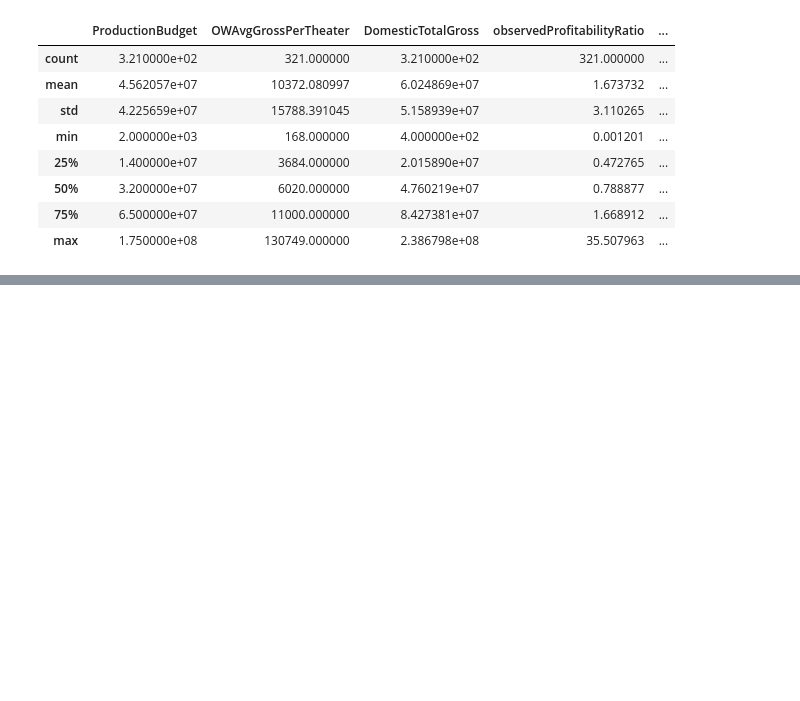
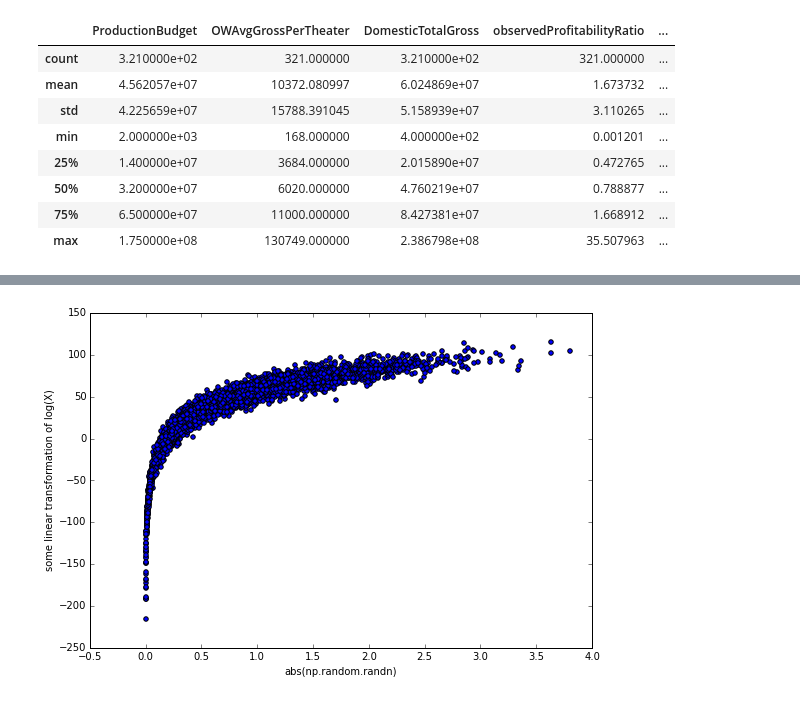
Before and after one commit to fdurant/linres_challenges, a Jupyter notebook: linear_regression_challenges_2.ipynb, the cells around one changed output, grey strips where cells are left out. Saved outputs shown, nothing was run; the diff lists cells and outputs as text; code cells hidden in the pictures; blank space fills up the shorter version.

Commit message:
Did challenge 2 in 2nd linres challenge series

```diff
--- a/linear_regression_challenges_2.ipynb
+++ b/linear_regression_challenges_2.ipynb
@@ -314,0 +319,23 @@ Here's what we can learn so far from the current model:
+# %%
+import numpy as np
+import math
+
+def makeFakeLogXData(x):
+    b0 = 7.5
+    b1 = 35
+    epsilon = np.random.normal(50, 7, None)
+#    print >> sys.stderr, "epsilon = ", epsilon
+    result = b0 + b1*math.log(x) + epsilon
+    return result
+
+fakeLogXDF = pd.DataFrame({'X' : pd.Series(abs(np.random.randn(5000)))})
+fakeLogXDF['Y'] = [makeFakeLogXData(x) for x in fakeLogXDF['X']]
+
+fig = plt.figure(1, figsize=(9,6))
+
+plt.scatter(fakeLogXDF['X'],fakeLogXDF['Y'])
+plt.xlabel("abs(np.random.randn)")
+plt.ylabel("some linear transformation of log(X)")
+plt.show()
+# %% [output]
+[figure, added]
```
Also changed, not shown: parts of 7 cells of this notebook.
